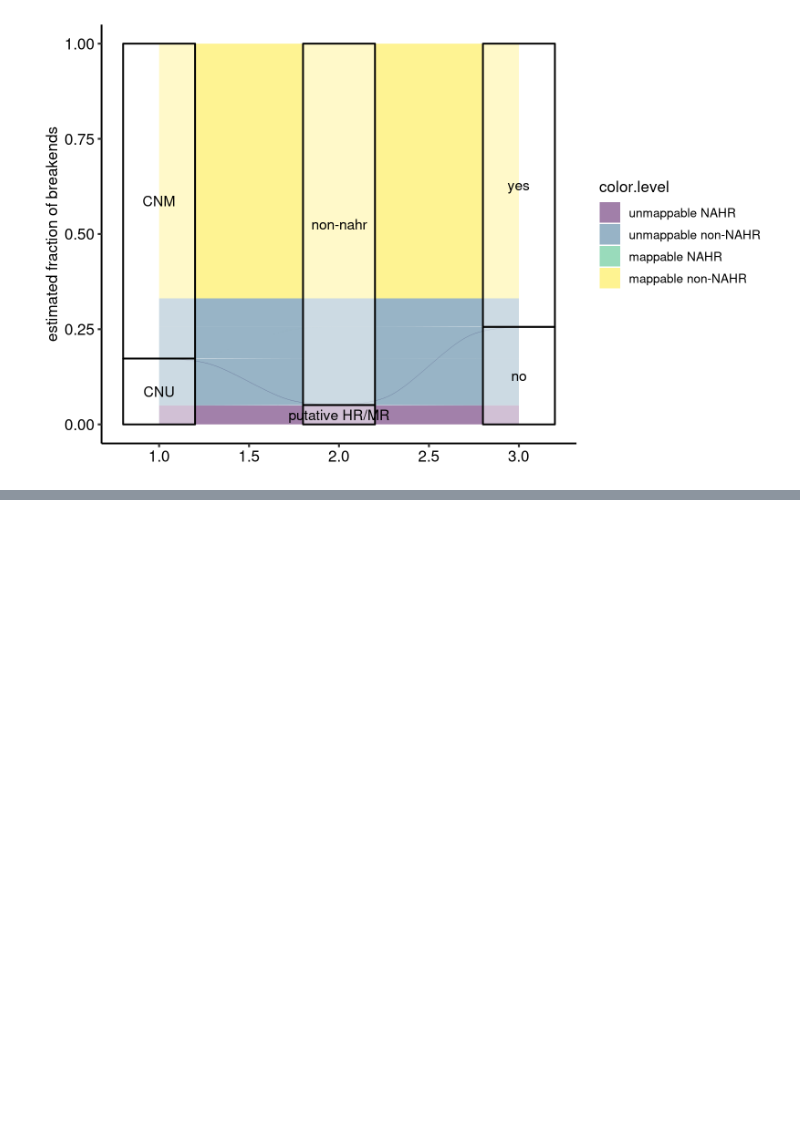
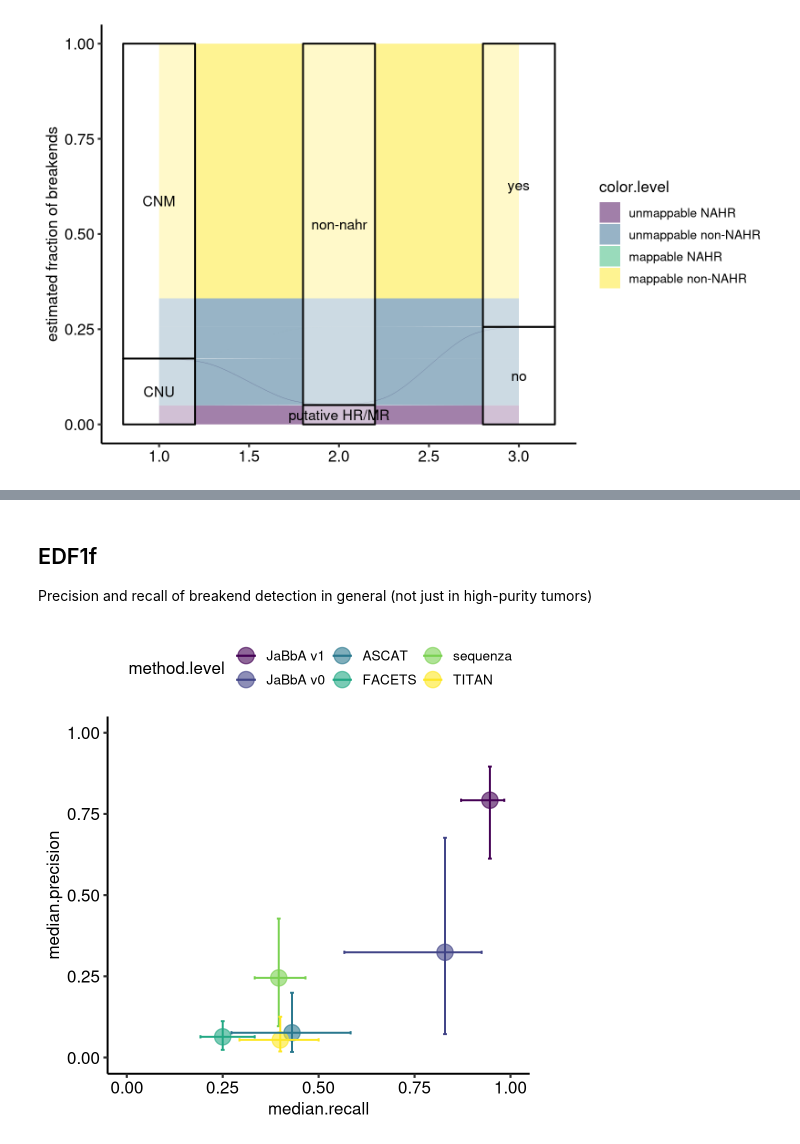
Before and after one commit to mskilab/loose_ends_2023, a Jupyter notebook: notebooks/figures.ipynb, the cells around one changed output, grey strips where cells are left out. Drawn from its saved outputs; the diff is of its cells as text; code cells hidden in the pictures; blank space fills up the shorter version.

```diff
--- a/notebooks/figures.ipynb
+++ b/notebooks/figures.ipynb
@@ -881,0 +915,32 @@ https://weillcornell.zoom.us/meeting/register/tJ0lc-iorT8iG9Vb7-TeWJWrhKwi5b67sr
+# %% [markdown]
+## EDF1f
+Precision and recall of breakend detection in general (not just in high-purity tumors)
+# %%
+mg.cncp.dt = readRDS("./data/benchmarking/cncp.rds")
+
+precision.recall.cncp.dt = mg.cncp.dt[,
+                                      .(median.precision = median(precision.cncp, na.rm = T),
+                                        precision.lower = quantile(precision.cncp, na.rm = T, probs = 0.25),
+                                        precision.upper = quantile(precision.cncp, na.rm = T, probs = 0.75),
+                                        median.recall = median(recall.cncp, na.rm = T),
+                                        recall.lower = quantile(recall.cncp, na.rm = T, probs = 0.25),
+                                        recall.upper = quantile(recall.cncp, na.rm = T, probs = 0.75)),
+                                      by = method]
+
+## set the method level
+precision.recall.cncp.dt[, method.level := ordered(method, c("JaBbA v1", "JaBbA v0", "ASCAT", "FACETS", "sequenza", "TITAN"))]
+
+pt = ggplot(precision.recall.cncp.dt, aes(x = median.recall, y = median.precision)) +
+    geom_point(size = 5, aes(color = method.level), alpha = 0.6) +
+    geom_errorbar(mapping = aes(color = method.level, ymin = precision.lower,ymax = precision.upper),
+                  width = 0.01) +
+    geom_errorbarh(mapping = aes(xmin = recall.lower,xmax = recall.upper, color = method.level),
+                  height = 0.01) +
+    ylim(0, 1) +
+    xlim(0, 1) +
+    ggpubr::theme_pubr()
+# %%
+options(repr.plot.height = 5, repr.plot.width = 5, repr.plot.res = 200)
+pt
+# %% [output]
+[figure, added]
```
Also changed, not shown: parts of 40 cells of this notebook, 13 other files.
